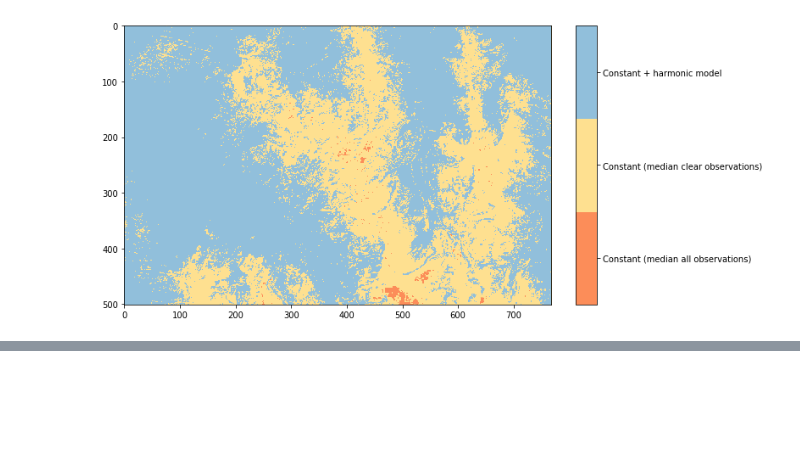
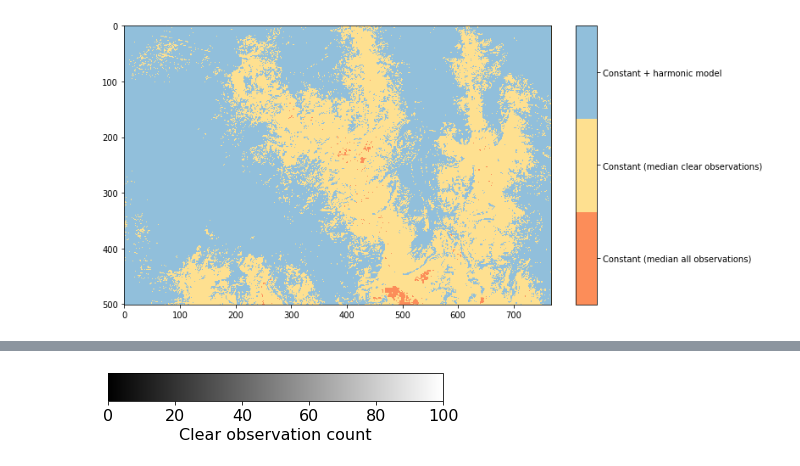
Before and after one commit to SebastianHafner/masterthesis, a Jupyter notebook: assemble_synthetic_images.ipynb, the cells around one changed output, grey strips where cells are left out. Cells and saved outputs as stored; diff of their text form; code cells hidden in the pictures; blank space fills up the shorter version.

Commit message:
added plot showing observation count and model complexity

```diff
--- a/assemble_synthetic_images.ipynb
+++ b/assemble_synthetic_images.ipynb
@@ -346,0 +469,18 @@ cbar.ax.set_yticklabels(classes)
+# %%
+import matplotlib.pyplot as plt
+import matplotlib as mpl
+
+fig, ax = plt.subplots(figsize=(6, 1))
+fig.subplots_adjust(bottom=0.5)
+
+cmap = mpl.cm.get_cmap(name='gray')
+norm = mpl.colors.Normalize(vmin=0, vmax=100)
+
+cb1 = mpl.colorbar.ColorbarBase(ax, cmap=cmap,
+                                norm=norm,
+                                orientation='horizontal')
+cb1.set_label('Clear observation count')
+plt.savefig(f'plots/legend_nobservation.png', dpi=300, bbox_inches = "tight")
+fig.show()
+# %% [output]
+[figure, added]
```
Also changed, not shown: parts of 2 cells of this notebook.
